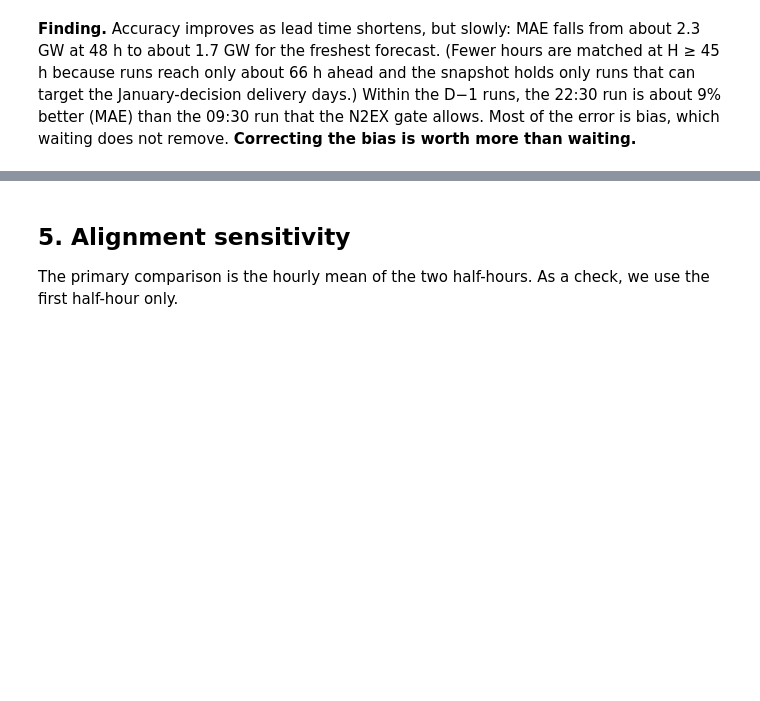
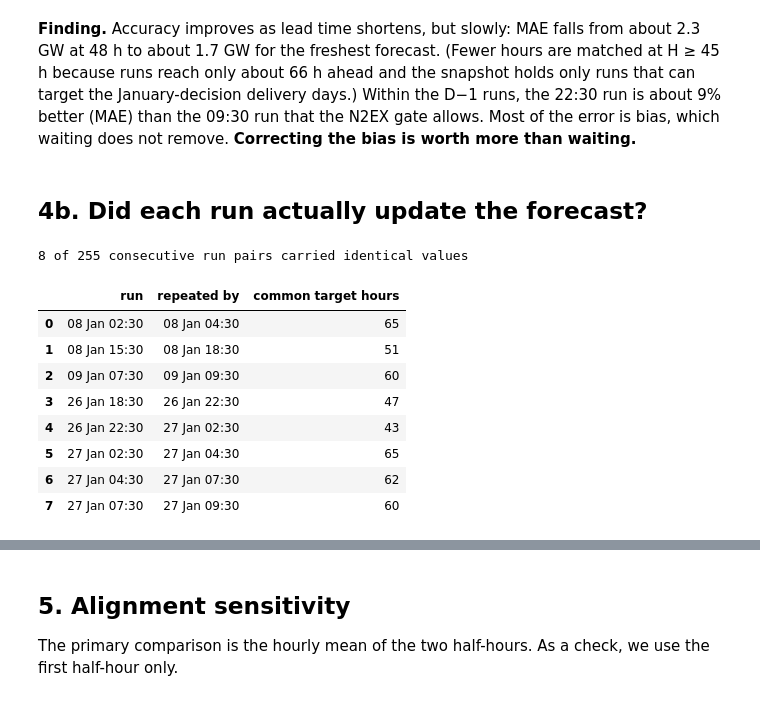
Before and after one commit to murtuza777/zs6c78z, a Jupyter notebook: analysis/forecast_error_analysis.ipynb, the cells around one changed output, grey strips where cells are left out. Saved outputs shown, nothing was run; the diff lists cells and outputs as text; code cells hidden in the pictures; blank space fills up the shorter version.

```diff
--- a/analysis/forecast_error_analysis.ipynb
+++ b/analysis/forecast_error_analysis.ipynb
@@ -230,3 +230,29 @@ because runs reach only about 66 h ahead and the snapshot holds only runs that c
 January-decision delivery days.) Within the D−1 runs, the
 22:30 run is about 9% better (MAE) than the 09:30 run that the N2EX gate allows. Most of the error
 is bias, which waiting does not remove. **Correcting the bias is worth more than waiting.**
+# %% [markdown]
+## 4b. Did each run actually update the forecast?
+# %%
+from app.domain.alignment import genuine_predictions
+g = genuine_predictions(snap.forecasts)
+by_run = {p: grp.set_index("start_time").generation_mw for p, grp in g.groupby("publish_time")}
+order = sorted(by_run)
+repeats = []
+for a, b in zip(order, order[1:]):
+    common = by_run[a].index.intersection(by_run[b].index)
+    if len(common) and (by_run[a][common] == by_run[b][common]).all():
+        repeats.append({"run": a.strftime("%d %b %H:%M"), "repeated by": b.strftime("%d %b %H:%M"),
+                        "common target hours": len(common)})
+print(f"{len(repeats)} of {len(order) - 1} consecutive run pairs carried identical values")
+pd.DataFrame(repeats)
+# %% [output]
+8 of 255 consecutive run pairs carried identical values
+|  | run | repeated by | common target hours |
+| 0 | 08 Jan 02:30 | 08 Jan 04:30 | 65 |
+| 1 | 08 Jan 15:30 | 08 Jan 18:30 | 51 |
+| 2 | 09 Jan 07:30 | 09 Jan 09:30 | 60 |
+| 3 | 26 Jan 18:30 | 26 Jan 22:30 | 47 |
+| 4 | 26 Jan 22:30 | 27 Jan 02:30 | 43 |
+| 5 | 27 Jan 02:30 | 27 Jan 04:30 | 65 |
+| 6 | 27 Jan 04:30 | 27 Jan 07:30 | 62 |
+| 7 | 27 Jan 07:30 | 27 Jan 09:30 | 60 |
```
Also changed, not shown: parts of 1 cell of this notebook, 20 other files.
